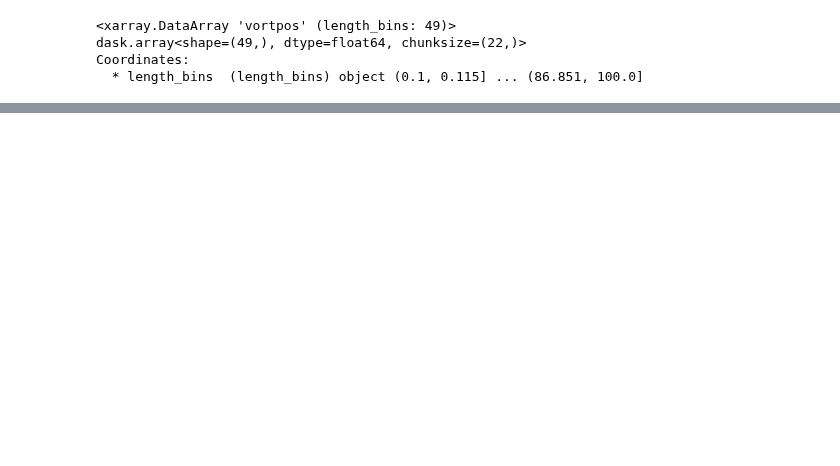
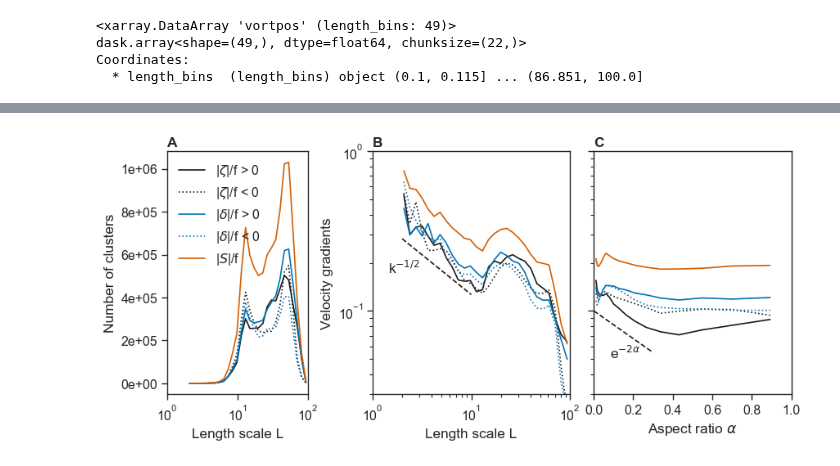
Before and after one commit to sessink/velocity_gradients, a Jupyter notebook: notebooks/length_scale_plots.ipynb, the cells around one changed output, grey strips where cells are left out. Saved outputs shown, nothing was run; the diff lists cells and outputs as text; code cells hidden in the pictures; blank space fills up the shorter version.

```diff
--- a/notebooks/length_scale_plots.ipynb
+++ b/notebooks/length_scale_plots.ipynb
@@ -82,0 +44,92 @@ plt.savefig('length_scale.pdf')
+# %%
+# AGU figure dimensions
+fullpage = tuple( np.array([19.0,23.0])/2.54 )
+quarterpage = tuple( np.array([9.5,11.5])/2.54 )
+halfpage_hor = tuple( np.array([19.0,11.5])/2.54 )
+halfpage_hor_almost = tuple( np.array([25.0,10])/2.54 )
+halfpage_ver = tuple( np.array([9.5,23.0])/2.54 )
+# %%
+import matplotlib.pyplot as plt
+import matplotlib.gridspec as gridspec
+import numpy as np
+from matplotlib.ticker import FormatStrFormatter
+
+fig = plt.figure(figsize=halfpage_hor_almost)
+# create a 1-row 3-column container as the left container
+gs_left = gridspec.GridSpec(1, 1)
+
+# create a 1-row 1-column grid as the right container
+gs_right = gridspec.GridSpec(1, 2)
+
+# add plots to the nested structure
+ax0 = fig.add_subplot(gs_left[0,0])
+
+ax1 = fig.add_subplot(gs_right[0,0])
+ax2 = fig.add_subplot(gs_right[0,1], sharey=ax1)
+
+counted.vortpos.plot(label=r'|$\zeta$|/f > 0',ax=ax0,color='k')
+counted.vortneg.plot(label=r'|$\zeta$|/f < 0',ax=ax0,color='k', ls='dotted')
+counted.divpos.plot(label=r'|$\delta$|/f > 0',ax=ax0,color='b')
+counted.divneg.plot(label=r'|$\delta$|/f < 0',ax=ax0,color='b',ls='dotted')
+counted.absstrain.plot(label=r'|$S$|/f',ax=ax0, color='r')
+
+# ax0.set_yscale('log')
+ax0.set_xscale('log')
+ax0.set_ylabel(None)
+ax0.set_xlabel(r'Length scale L')
+ax0.legend()
+ax0.set_xlim(1e0,1e2)
+ax0.set_xticks([1e0,1e1,1e2])
+ax0.set_ylabel('Number of clusters')
+# ax0.yaxis.set_major_formatter(FormatStrFormatter('%.2f'))
+ax0.yaxis.set_major_formatter(FormatStrFormatter('%.0e'))
+
+grouped.vortpos.plot(label=r'|$\zeta$|/f > 0',ax=ax1,color='k')
+grouped.vortneg.plot(label=r'|$\zeta$|/f < 0',ax=ax1,color='k',ls='dotted')
+grouped.divpos.plot(label=r'|$\delta$|/f > 0',ax=ax1,color='b')
+grouped.divneg.plot(label=r'|$\delta$|/f < 0',ax=ax1,color='b',ls='dotted')
+grouped.absstrain.plot(label=r'|$S$|/f',ax=ax1, color='r')
+
+x = np.logspace(0.3,1,2)
+ax1.plot(x,0.4*x**-(1/2),color='k',ls='dashed')
+ax1.annotate(r'k$^{-1/2}$',(0.08,0.5),xycoords='axes fraction')
+ax1.set_ylim(3e-2,1e0)
+ax1.set_xscale('log')
+ax1.set_yscale('log')
+# ax1.legend()
+ax1.set_ylabel('Velocity gradients')
+ax1.set_xlabel('Length scale L')
+ax1.set_xlim(1e0,1e2)
+ax1.set_xticks([1e0,1e1,1e2])
+# plt.setp(ax1.get_yticklabels(), visible=False);
+
+grouped_aspect.vortpos.plot(label=r'|$\zeta$|/f > 0',ax=ax2,color='k')
+grouped_aspect.vortneg.plot(label=r'|$\zeta$|/f < 0',ax=ax2,color='k', ls='dotted')
+grouped_aspect.divpos.plot(label=r'|$\delta$|/f > 0',ax=ax2,color='b')
+grouped_aspect.divneg.plot(label=r'|$\delta$|/f < 0',ax=ax2,color='b',ls='dotted')
+grouped_aspect.absstrain.plot(label=r'|$S$|/f',ax=ax2, color='r')
+
+ax2.set_yscale('log')
+# ax2.set_xscale('log')
+ax2.set_ylabel(None)
+ax2.set_xlim(0,1)
+ax2.set_xlabel(r'Aspect ratio $\alpha$')
+# ax[1].legend()
+plt.setp(ax2.get_yticklabels(), visible=False);
+
+x = np.linspace(0,0.3,2)
+ax2.plot(x,0.1*np.exp(x*-(2)),color='k',ls='dashed')
+ax2.annotate(r'e$^{-2\alpha}$',(0.08,0.15),xycoords='axes fraction')
+
+# now the plots are on top of each other, we'll have to adjust their edges so that they won't overlap
+gs_left.update(right=0.3)
+gs_right.update(left=0.38)
+
+# also, we want to get rid of the horizontal spacing in the left gridspec
+gs_right.update(wspace=0.12)
+
+alphabet([ax0,ax1,ax2])
+
+plt.savefig('../figures/length_scale.pdf')
+# %% [output]
+[figure, added]
```
Also changed, not shown: parts of 2 cells of this notebook, 2 other files.
